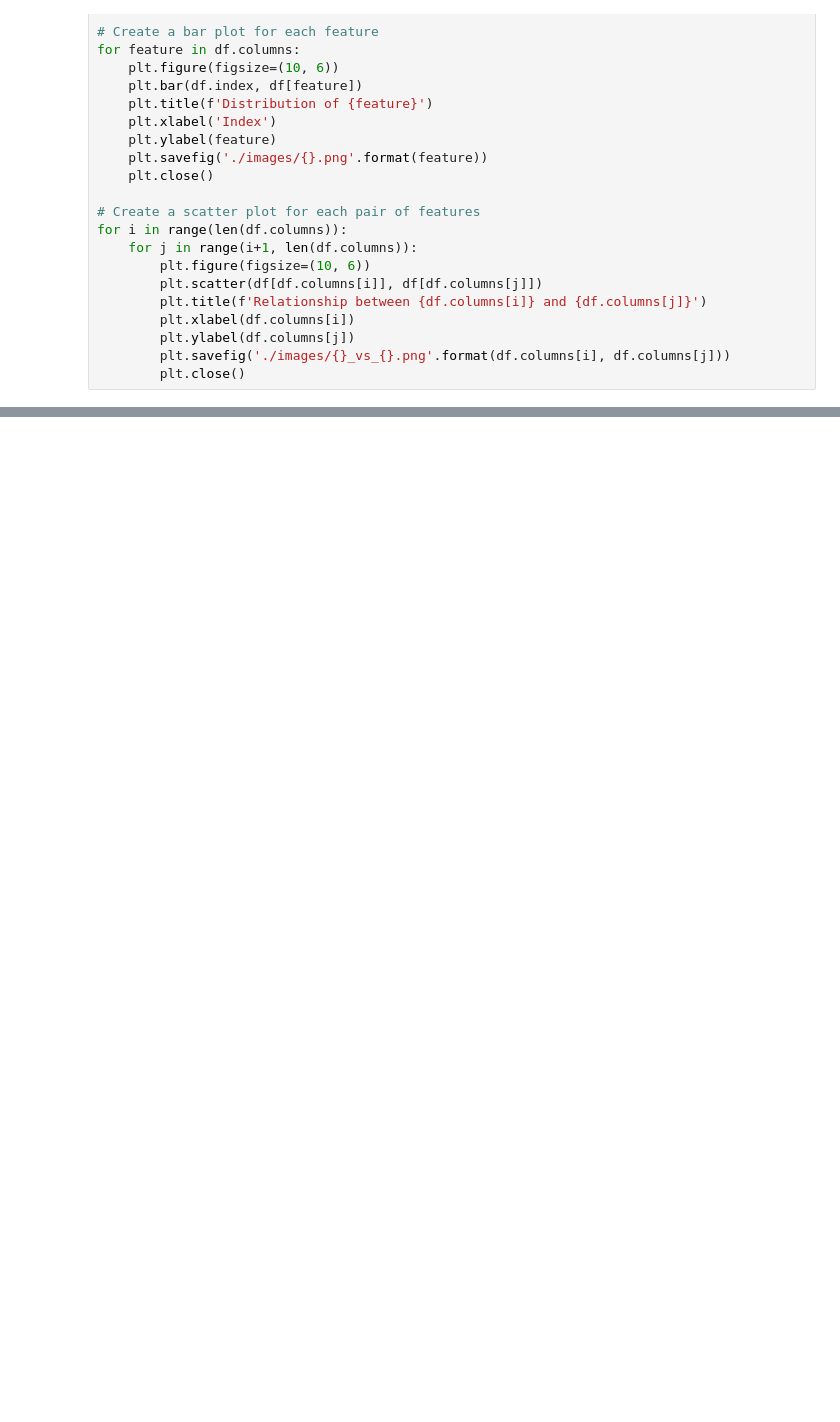
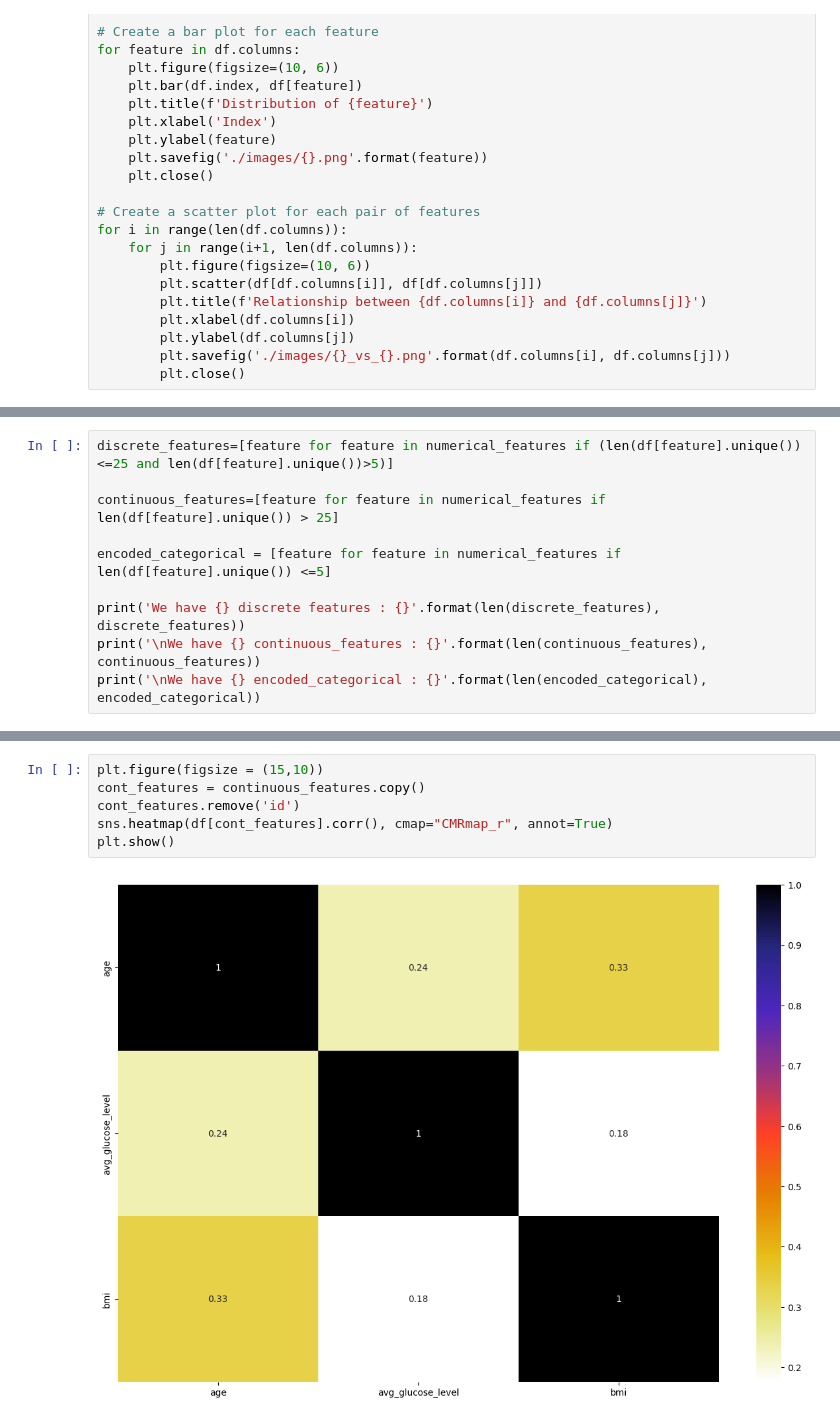
Before and after one commit to RisAhamed/Heart-stroke-prediction, a Jupyter notebook: Notebooks/EDA.ipynb, the cells around one changed output, grey strips where cells are left out. Saved outputs shown, nothing was run; the diff lists cells and outputs as text; blank space fills up the shorter version.

```diff
--- a/Notebooks/EDA.ipynb
+++ b/Notebooks/EDA.ipynb
@@ -313,0 +315,10 @@ fig.show()
+# %%
+discrete_features=[feature for feature in numerical_features if (len(df[feature].unique())<=25 and len(df[feature].unique())>5)]
+
+continuous_features=[feature for feature in numerical_features if len(df[feature].unique()) > 25]
+
+encoded_categorical = [feature for feature in numerical_features if len(df[feature].unique()) <=5]
+
+print('We have {} discrete features : {}'.format(len(discrete_features), discrete_features))
+print('\nWe have {} continuous_features : {}'.format(len(continuous_features), continuous_features))
+print('\nWe have {} encoded_categorical : {}'.format(len(encoded_categorical), encoded_categorical))
@@ -313,0 +344,8 @@ fig.show()
+# %%
+plt.figure(figsize = (15,10))
+cont_features = continuous_features.copy()
+cont_features.remove('id')
+sns.heatmap(df[cont_features].corr(), cmap="CMRmap_r", annot=True)
+plt.show()
+# %% [output]
+[figure, added]
```
Also changed, not shown: parts of 30 cells of this notebook, 4 other files.
